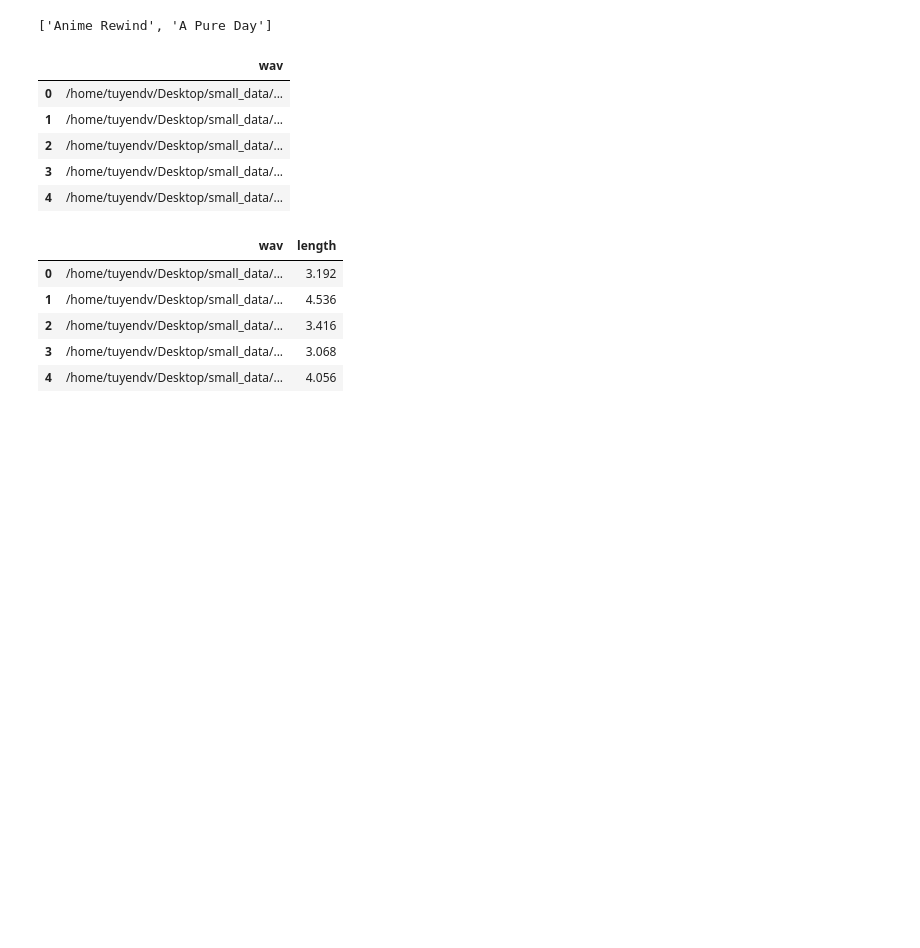
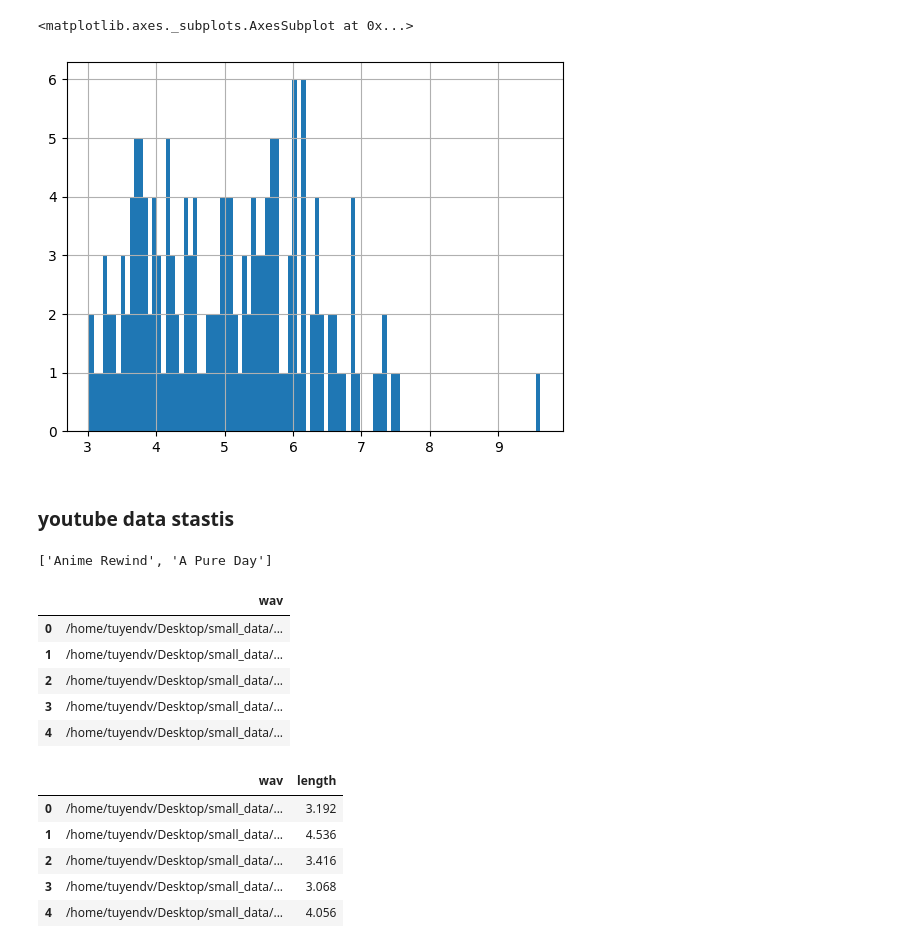
Before and after one commit to tuyendv268/ess_data_crawler_pipline, a Jupyter notebook: main.ipynb, the cells around one changed output. Drawn from its saved outputs; the diff is of its cells as text; code cells hidden in the pictures; blank space fills up the shorter version.

```diff
--- a/main.ipynb
+++ b/main.ipynb
@@ -0,0 +14,5 @@
+# %%
+path = "datas/raws/Đừng_nói_khi_yêu/*.wav"
+files = glob(path)
+data = pd.DataFrame(files, columns=["path"])
+data.head()
@@ -1,3 +53,10 @@
+# %%
+(data["duration"]/60).hist(bins=100)
+# %% [output]
+<matplotlib.axes._subplots.AxesSubplot at 0x...>
+[figure, added]
+# %% [markdown]
+### youtube data stastis
 # %%
 import os
 from glob import glob
```
Also changed, not shown: parts of 8 cells of this notebook, 13 other files.
